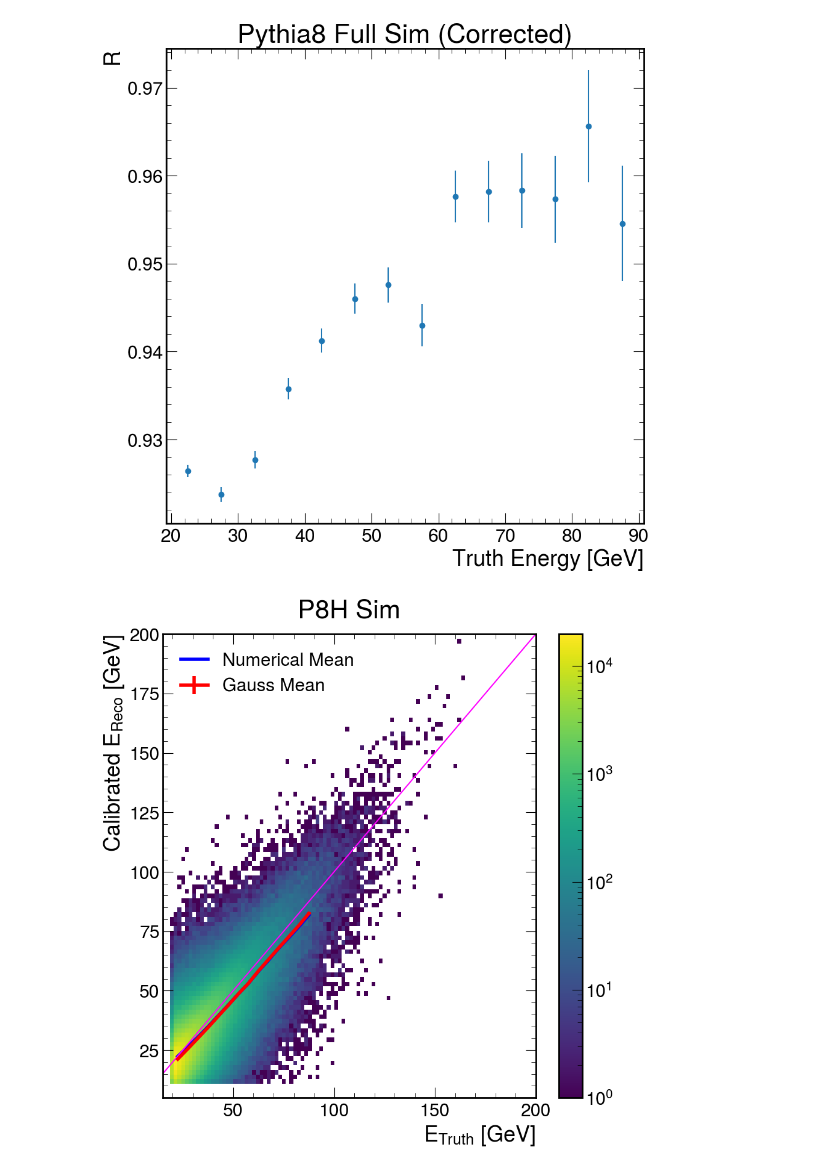
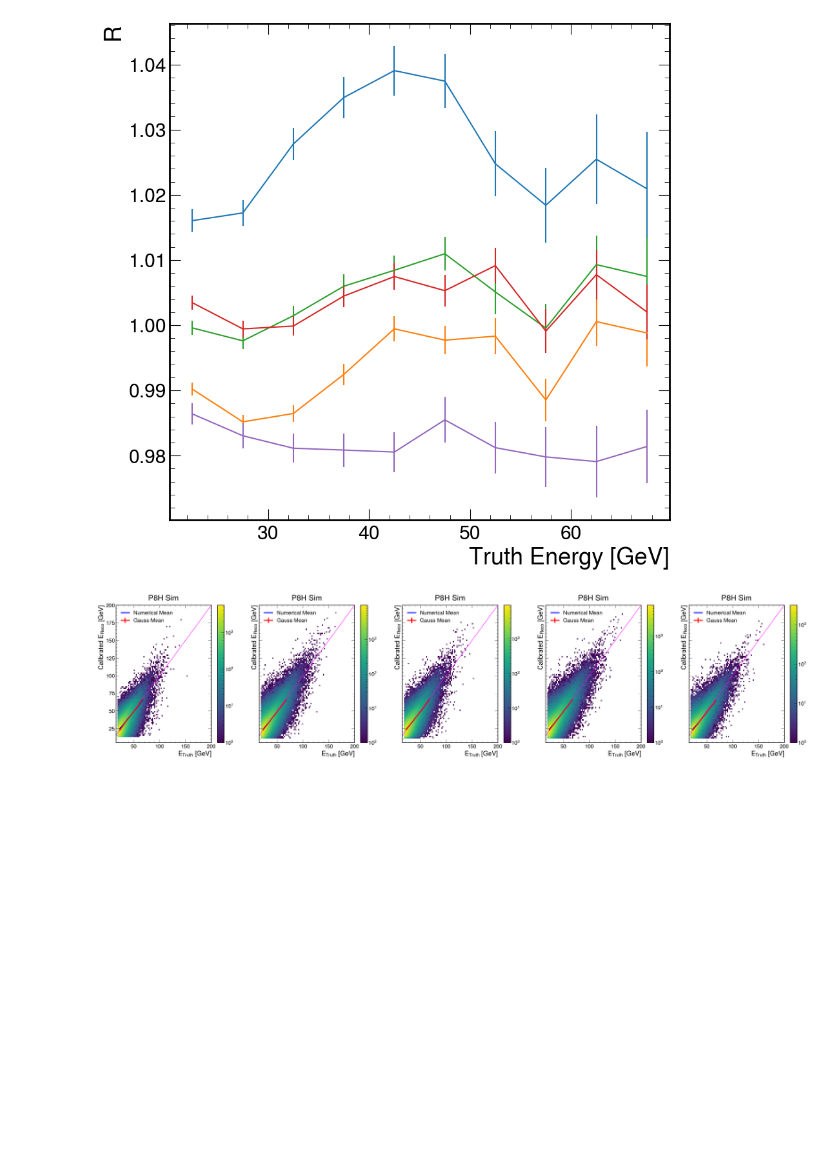
Before and after one commit to SeanBP/STAR-Forward-Analysis, a Jupyter notebook: ApplyCorrection-2D.ipynb, the cells around one changed output. Saved outputs shown, nothing was run; the diff lists cells and outputs as text; code cells hidden in the pictures; blank space fills up the shorter version.

```diff
--- a/ApplyCorrection-2D.ipynb
+++ b/ApplyCorrection-2D.ipynb
@@ -281,12 +295,13 @@ for i in range(lowerRange,upperRange,width):
 # %%
 bin_centres = range(lowerRange,upperRange,width)
+for i in range(len(correctedGE)):
 
-plt.errorbar(np.array(bin_centres)+(width/2),Sigma,yerr=SigmaErr,fmt="o")
+    plt.errorbar(np.array(bin_centres)+(width/2),EtaSigma[i],yerr=EtaSigmaErr[i])
 
-plt.xlabel(r'$E_{Truth}$ [GeV]')
-plt.ylabel('Sigma')
+    plt.xlabel(r'$E_{Truth}$ [GeV]')
+    plt.ylabel('Sigma')
 
 #plt.ylim(0,0.3)
 with open('Sigma_{}_C{}_2D.pickle'.format(generator,scale), 'wb') as f:
-    pickle.dump((np.array(bin_centres)+(width/2), Sigma, SigmaErr), f)
+    pickle.dump((np.array(set(EtaSlice)), np.array(bin_centres)+(width/2), EtaSigma, EtaSigmaErr), f)
 # %% [output]
@@ -306,28 +319,33 @@ with open('Res_{}_C{}_2D.pickle'.format(generator,scale), 'wb') as f:
 # %%
 
+for i in range(len(correctedGE)):
+    plt.errorbar(np.array(bin_centres)+(width/2),EtaCAvgR[i],yerr=EtaCAvgRErr[i])
 
-plt.errorbar(np.array(bin_centres)+(width/2),CAvgR,yerr=CAvgRErr,fmt="o")
+    plt.xlabel('Truth Energy [GeV]')
+    plt.ylabel('R')
 
-plt.xlabel('Truth Energy [GeV]')
-plt.ylabel('R')
-plt.title("Pythia8 Full Sim (Corrected)")
+
 #plt.ylim(0.9,1.0)
 with open('R_{}_C{}_2D.pickle'.format(generator,scale), 'wb') as f:
-    pickle.dump((np.array(bin_centres)+(width/2), CAvgR, CAvgRErr), f)
+    pickle.dump((np.array(set(EtaSlice)), np.array(bin_centres)+(width/2), EtaCAvgR, EtaCAvgRErr), f)
 # %% [output]
-[figure, old version]
+[figure, new version]
 # %%
-plt.hist2d(np.array(PairedGenEtest),np.array(correctedReco),bins=(100,100),range=([15,200],[5,200]),cmap='viridis',norm=abc.colors.LogNorm())
-cbar = plt.colorbar()
-plt.errorbar(np.array(bin_centres)+(width/2), CAvgEReco, yerr=CAvgERecoErr,color='red',label="Gauss Mean",linewidth=4)
-plt.plot(np.array(bin_centres)+(width/2), CNumEReco, color='blue',label="Numerical Mean",linewidth=4)
-plt.plot(np.linspace(0,200,1000),np.linspace(0,200,1000),color='magenta')
-plt.legend(loc="upper left")
-#print(CNumEReco)
-plt.xlabel(r'$E_{Truth}$ [GeV]')
-plt.ylabel(r'Calibrated $E_{Reco}$ [GeV]')
-plt.title("{} Sim".format(generator),pad = 20.0)
-plt.show()
+fig, axs=plt.subplots(1, 5, figsize=(50,10),sharex=True,sharey=True)
+bin_centres = range(lowerRange,upperRange,width)
+
+for i in range(len(correctedGE)):
+    plt.sca(axs[i])
+    plt.hist2d(np.array(correctedGE[i]),np.array(correctedReco[i]),bins=(100,100),range=([15,200],[5,200]),cmap='viridis',norm=abc.colors.LogNorm())
+    cbar = plt.colorbar()
+    plt.errorbar(np.array(bin_centres)+(width/2), EtaCAvgEReco[i], yerr=EtaCAvgERecoErr[i],color='red',label="Gauss Mean",linewidth=4)
+    plt.plot(np.array(bin_centres)+(width/2), EtaCNumEReco[i], color='blue',label="Numerical Mean",linewidth=4)
+    plt.plot(np.linspace(0,200,1000),np.linspace(0,200,1000),color='magenta')
+    plt.legend(loc="upper left")
+
+    plt.xlabel(r'$E_{Truth}$ [GeV]')
+    plt.ylabel(r'Calibrated $E_{Reco}$ [GeV]')
+    plt.title("{} Sim".format(generator),pad = 20.0)
 # %% [output]
-[figure, old version]
+[figure, new version]
 # %%
```
Also changed, not shown: parts of 19 cells of this notebook, 1 other file.
